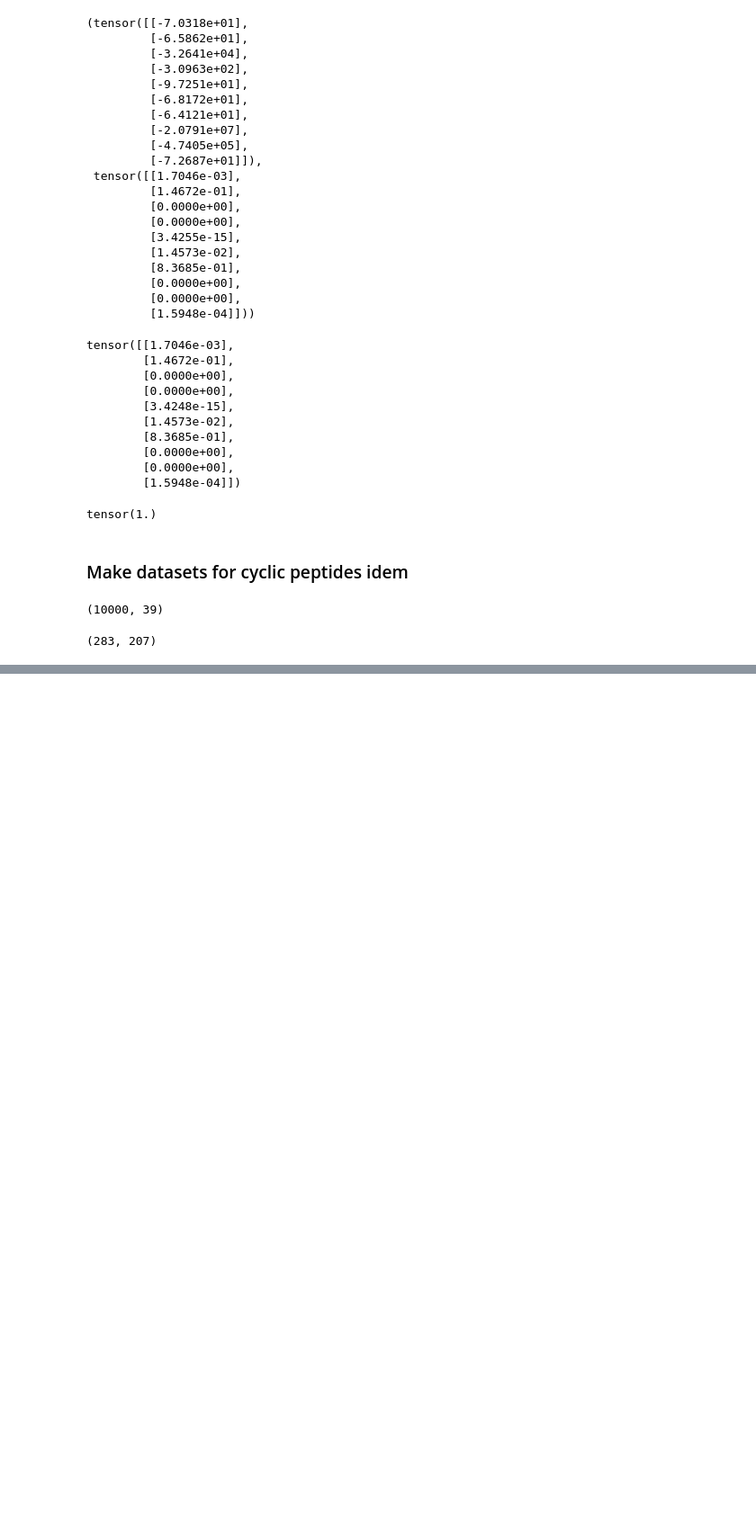
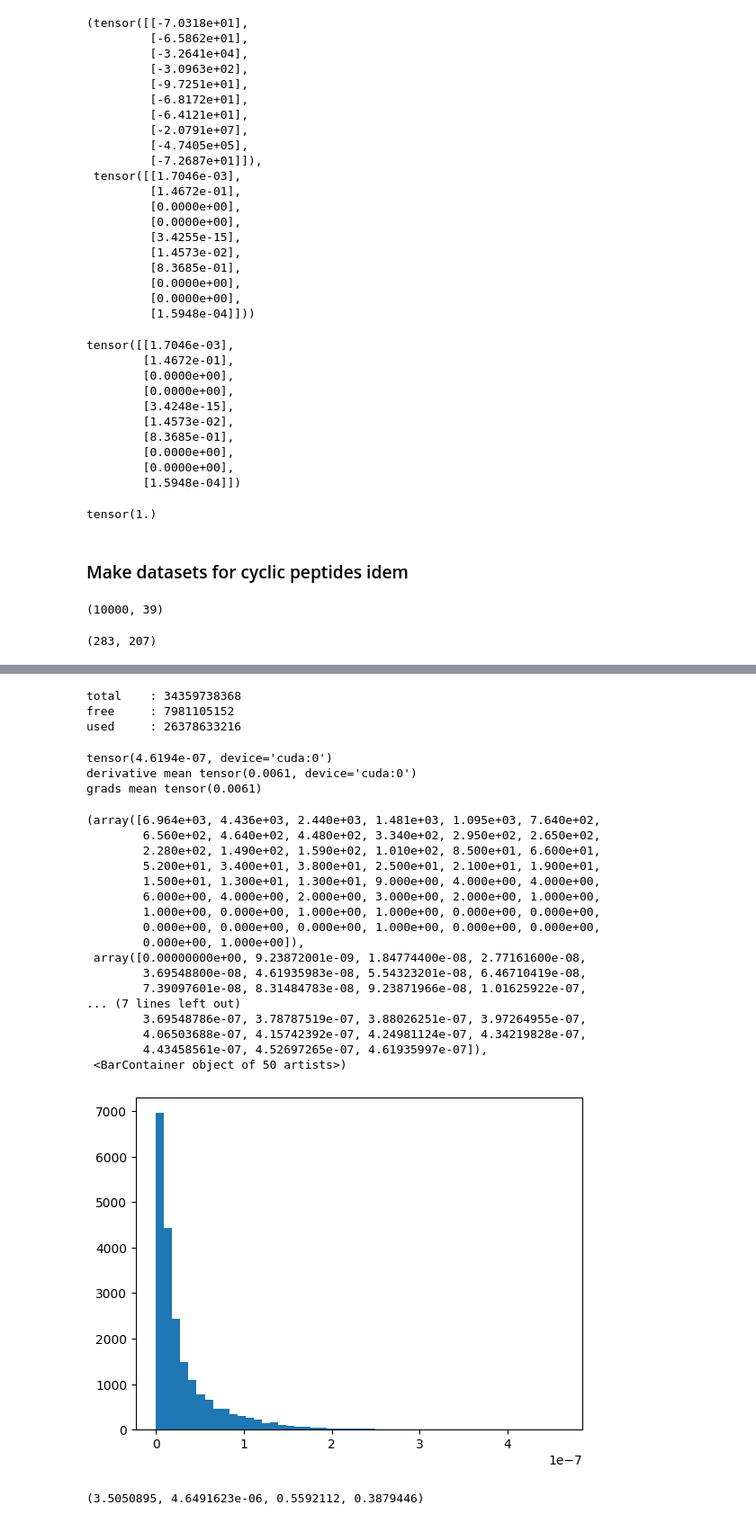
Before and after one commit to LenaNehale/DEM, a Jupyter notebook: playground.ipynb, the cells around one changed output, grey strips where cells are left out. Shown: that part at 90% size. Saved outputs shown, nothing was run; the diff lists cells and outputs as text; code cells hidden in the pictures; blank space fills up the shorter version.

```diff
--- a/playground.ipynb
+++ b/playground.ipynb
@@ -230,0 +312,3 @@ np.save('/home/mila/l/lena-nehale.ezzine/Amgen/DEM/data/TIfV_val.npy', coords_va
+# %%
+from dem.energies.torchani_energy import *
+energy_function = TorchaniEnergy(dimensionality = 3*69, n_particles = 69, is_molecule=True, data_path ='/home/mila/l/lena-nehale.ezzine/Amgen/DEM_fork/data/TIfV_val.npy',   data_path_train='/home/mila/l/lena-nehale.ezzine/Amgen/DEM_fork/data/TIfV_train.npy', data_path_val='/home/mila/l/lena-nehale.ezzine/Amgen/DEM_fork/data/TIfV_val.npy', T=0.1, device= device)
@@ -230,0 +329,3 @@ np.save('/home/mila/l/lena-nehale.ezzine/Amgen/DEM/data/TIfV_val.npy', coords_va
+# %%
+grads = energy_function.score(coords)
+grads.shape
@@ -230,0 +353,41 @@ np.save('/home/mila/l/lena-nehale.ezzine/Amgen/DEM/data/TIfV_val.npy', coords_va
+# %%
+from pynvml import *
+nvmlInit()
+h = nvmlDeviceGetHandleByIndex(0)
+info = nvmlDeviceGetMemoryInfo(h)
+print(f'total    : {info.total}')
+print(f'free     : {info.free}')
+print(f'used     : {info.used}')
+# %% [output]
+total    : 34359738368
+free     : 7981105152
+used     : 26378633216
+# %%
+print(torch.abs(grads.to(device) -  derivative[:100]).max() ),
+print('derivative mean', torch.abs(derivative).mean() )
+print('grads mean', torch.abs(grads).mean() )
+# %% [output]
+tensor(4.6194e-07, device='cuda:0')
+derivative mean tensor(0.0061, device='cuda:0')
+grads mean tensor(0.0061)
+# %%
+plt.hist(torch.abs(grads.to(device) -  derivative[:100]).detach().cpu().flatten(), bins=50)
+# %% [output]
+(array([6.964e+03, 4.436e+03, 2.440e+03, 1.481e+03, 1.095e+03, 7.640e+02,
+        6.560e+02, 4.640e+02, 4.480e+02, 3.340e+02, 2.950e+02, 2.650e+02,
+        2.280e+02, 1.490e+02, 1.590e+02, 1.010e+02, 8.500e+01, 6.600e+01,
+        5.200e+01, 3.400e+01, 3.800e+01, 2.500e+01, 2.100e+01, 1.900e+01,
+        1.500e+01, 1.300e+01, 1.300e+01, 9.000e+00, 4.000e+00, 4.000e+00,
+        6.000e+00, 4.000e+00, 2.000e+00, 3.000e+00, 2.000e+00, 1.000e+00,
+        1.000e+00, 0.000e+00, 1.000e+00, 1.000e+00, 0.000e+00, 0.000e+00,
+        0.000e+00, 0.000e+00, 0.000e+00, 1.000e+00, 0.000e+00, 0.000e+00,
+        0.000e+00, 1.000e+00]),
+ array([0.00000000e+00, 9.23872001e-09, 1.84774400e-08, 2.77161600e-08,
+        3.69548800e-08, 4.61935983e-08, 5.54323201e-08, 6.46710419e-08,
+        7.39097601e-08, 8.31484783e-08, 9.23871966e-08, 1.01625922e-07,
+... (7 lines left out)
+        3.69548786e-07, 3.78787519e-07, 3.88026251e-07, 3.97264955e-07,
+        4.06503688e-07, 4.15742392e-07, 4.24981124e-07, 4.34219828e-07,
+        4.43458561e-07, 4.52697265e-07, 4.61935997e-07]),
+ <BarContainer object of 50 artists>)
+[figure, added]
@@ -230,0 +397,4 @@ np.save('/home/mila/l/lena-nehale.ezzine/Amgen/DEM/data/TIfV_val.npy', coords_va
+# %%
+np.abs(data).max(), np.abs(data).min(), np.abs(data).mean(), np.abs(data).std()
+# %% [output]
+(3.5050895, 4.6491623e-06, 0.5592112, 0.3879446)
```
Also changed, not shown: parts of 29 cells of this notebook.
